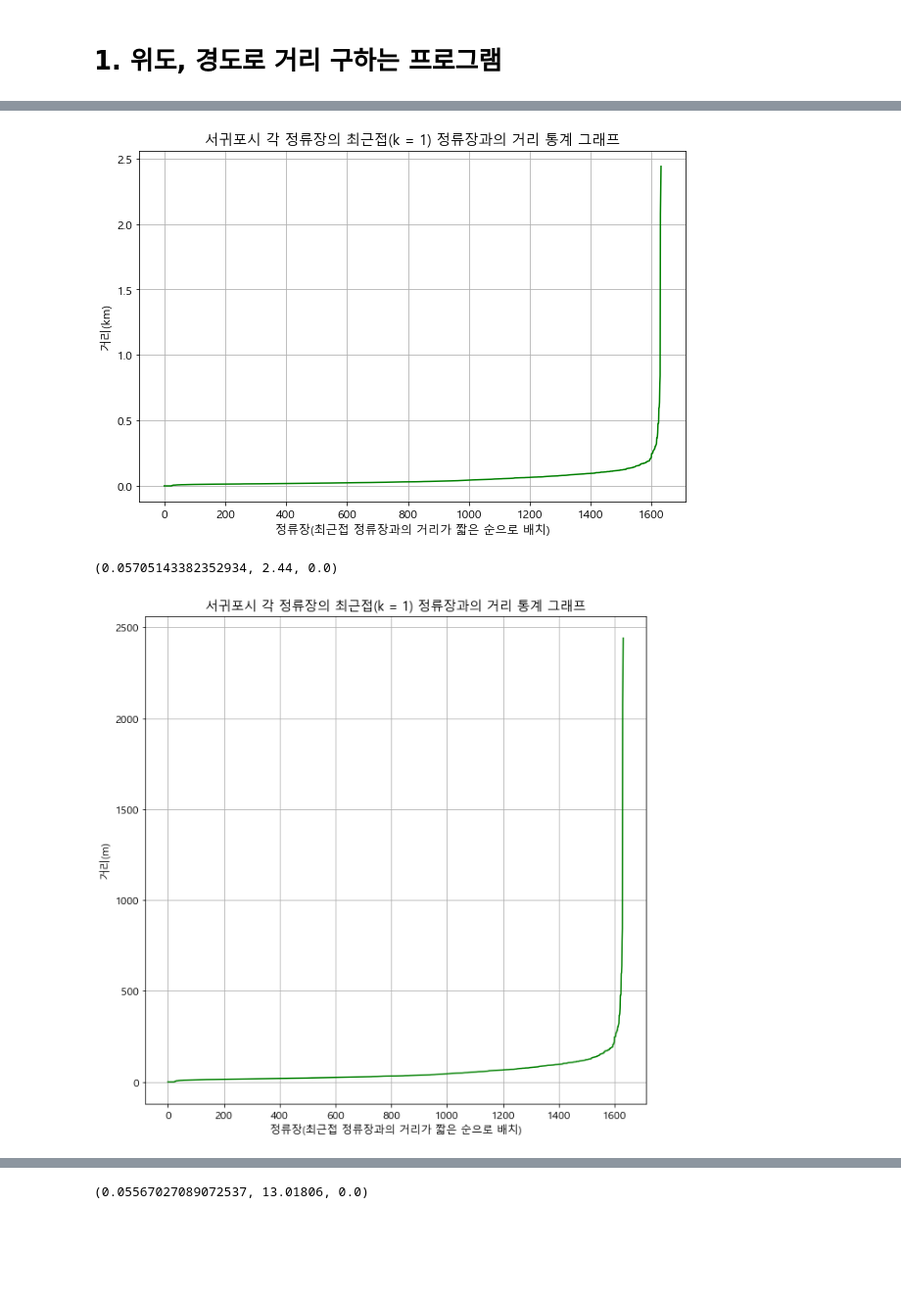
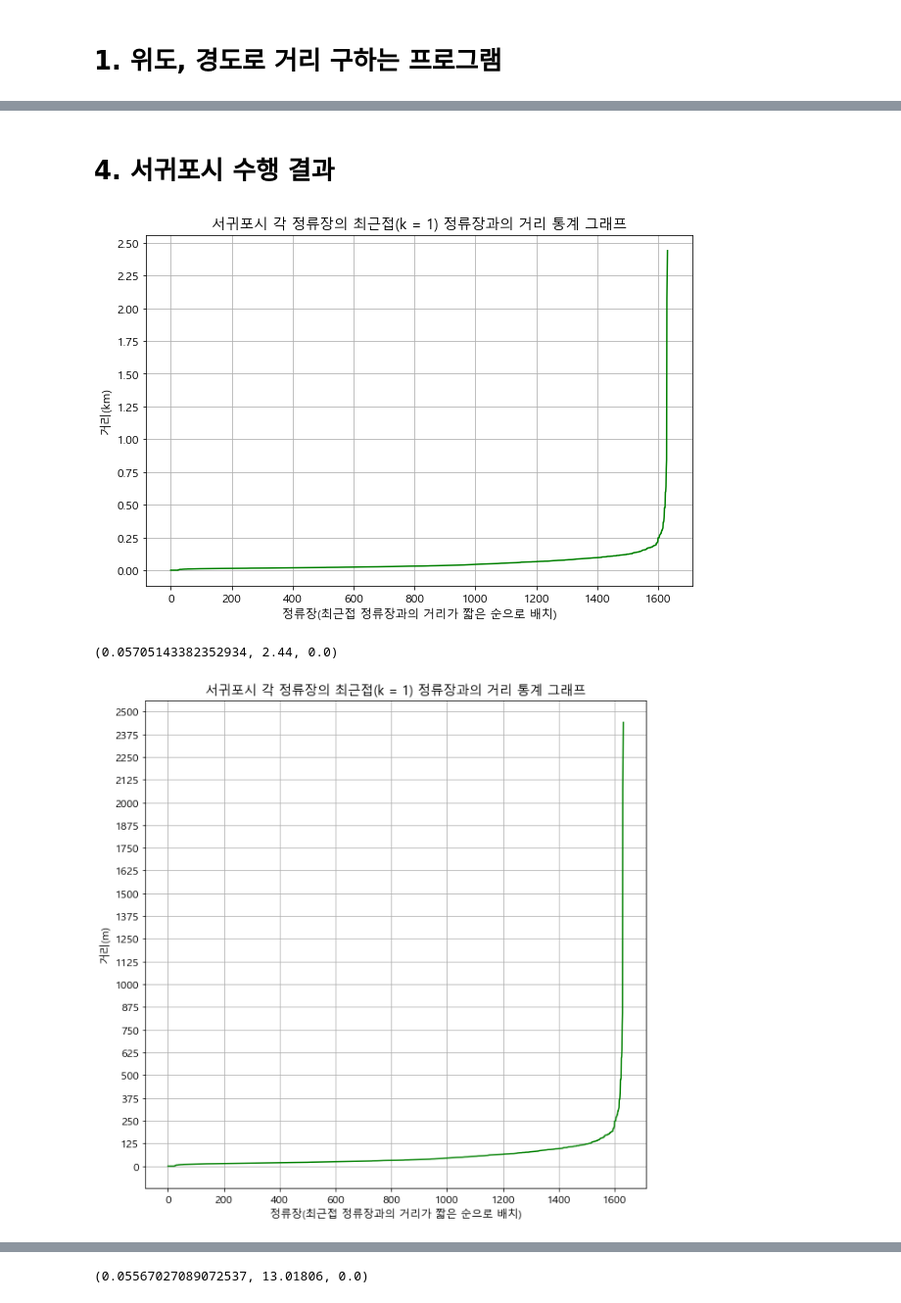
Before and after one commit to i-am-chan/project_jeju_bus, a Jupyter notebook: 정류장_군집화_3_시별_각_정류장별_최근접_정류장과의_거리_통계기반_DBSCAN_EPS_MAXEPS_도출.ipynb, the cells around one changed output, grey strips where cells are left out. Shown: that part at 98% size. Saved outputs shown, nothing was run; the diff lists cells and outputs as text; code cells hidden in the pictures; blank space fills up the shorter version.

```diff
--- a/정류장_군집화_3_시별_각_정류장별_최근접_정류장과의_거리_통계기반_DBSCAN_EPS_MAXEPS_도출.ipynb
+++ b/정류장_군집화_3_시별_각_정류장별_최근접_정류장과의_거리_통계기반_DBSCAN_EPS_MAXEPS_도출.ipynb
@@ -119,0 +147,18 @@ jeju_city_station_df = df.query('city == "제주시"')
+# %%
+fig_title = '제주특별자치도 각 정류장의 최근접(k = 1) 정류장과의 거리 통계 그래프'
+
+jejudo = jejudo * 1000
+
+plt.rcParams['font.size'] = 12
+plt.rcParams['font.family'] = 'Malgun Gothic'
+plt.figure(figsize=(10, 10))
+plt.yticks(np.linspace(0, 2500, 21))
+# 6:4 = 10: 6.6 ... plt.rcParams['figure.figsize']
+plt.grid()
+plt.rc('font', family='Malgun Gothic')
+plt.title(fig_title)
+plt.xlabel('정류장(최근접 정류장과의 거리가 짧은 순으로 배치)')
+plt.ylabel('거리(m)')
+plt.plot(jejudo, color = 'skyblue')
+plt.gcf().savefig(result_path + '/' + 'm단위 ' + fig_title)
+plt.show()
@@ -120,2 +167,4 @@ jeju_city_station_df = df.query('city == "제주시"')
+# %% [markdown]
+# 4. 서귀포시 수행 결과
 # %%
 seogwipo_city_station_df = df.query('city == "서귀포시"')
@@ -124,22 +171,25 @@ import matplotlib.pyplot as plt
 # %%
 min_dist_list = get_dist_from_most_adjacent_station_per_each_station(seogwipo_city_station_df)
+seogwipo = pd.Series(min_dist_list)
 
 fig_title = '서귀포시 각 정류장의 최근접(k = 1) 정류장과의 거리 통계 그래프'
 
 plt.rcParams['font.size'] = 12
 plt.rcParams['font.family'] = 'Malgun Gothic'
 plt.figure(figsize=(10, 6.6))
+plt.yticks(np.linspace(0, 2.5, 11))
+
 # 6:4 = 10: 6.6 ... plt.rcParams['figure.figsize']
 plt.grid()
 plt.rc('font', family='Malgun Gothic')
 plt.title(fig_title)
 plt.xlabel('정류장(최근접 정류장과의 거리가 짧은 순으로 배치)')
 plt.ylabel('거리(km)')
-plt.plot(min_dist_list, color = 'green')
+plt.plot(seogwipo, color = 'green')
 plt.gcf().savefig(result_path + '/' + fig_title)
 plt.show()
 # %% [output]
-[figure, old version]
+[figure, new version]
 # %%
 min_dist_list.mean(), min_dist_list.max(), min_dist_list.min() # 단위: km
 # %% [output]
@@ -147,20 +197,22 @@ min_dist_list.mean(), min_dist_list.max(), min_dist_list.min() # 단위: km
 # %%
 fig_title = '서귀포시 각 정류장의 최근접(k = 1) 정류장과의 거리 통계 그래프'
 
-min_dist_list = min_dist_list * 1000
+# seogwipo = seogwipo * 1000
 
 plt.rcParams['font.size'] = 12
 plt.rcParams['font.family'] = 'Malgun Gothic'
 plt.figure(figsize=(10, 10))
+plt.yticks(np.linspace(0, 2500, 21))
+
 # 6:4 = 10: 6.6 ... plt.rcParams['figure.figsize']
 plt.grid()
 plt.rc('font', family='Malgun Gothic')
 plt.title(fig_title)
 plt.xlabel('정류장(최근접 정류장과의 거리가 짧은 순으로 배치)')
 plt.ylabel('거리(m)')
-plt.plot(min_dist_list, color = 'green')
+plt.plot(seogwipo, color = 'green')
 plt.gcf().savefig(result_path + '/' + 'm단위 ' + fig_title)
 plt.show()
 # %% [output]
-[figure, old version]
+[figure, new version]
 # %% [markdown]
```
Also changed, not shown: parts of 17 cells of this notebook.
